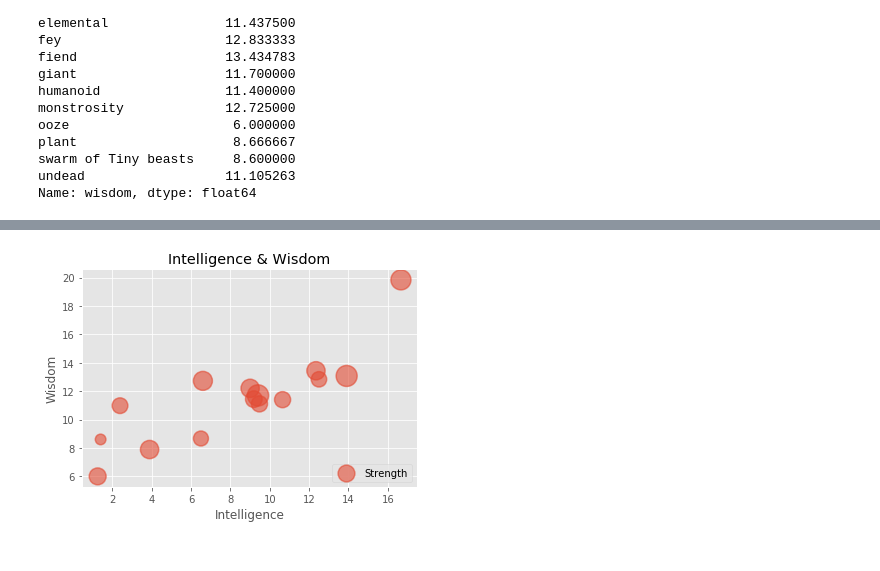
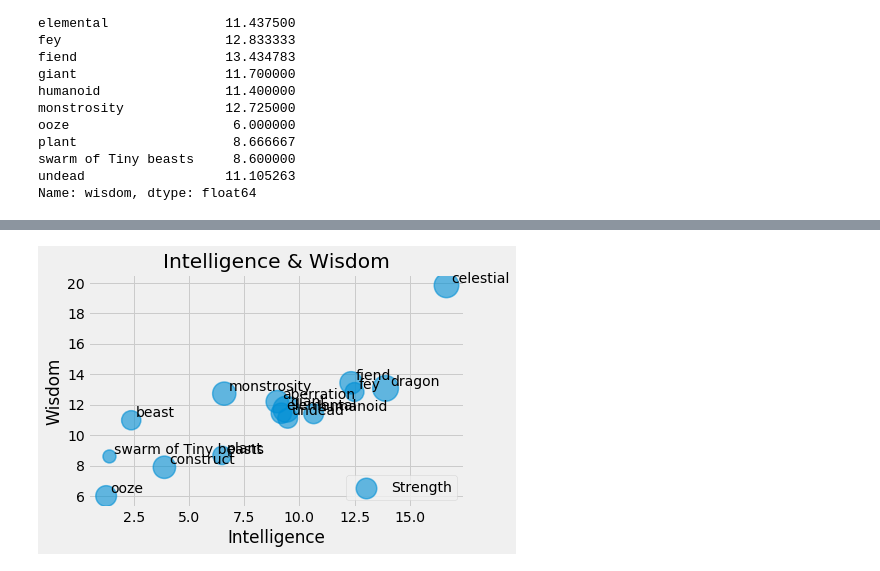
Before and after one commit to claxtonh/Project-1, a Jupyter notebook: Getting Data-Copy2.ipynb, the cells around one changed output, grey strips where cells are left out. Cells and saved outputs as stored; diff of their text form; code cells hidden in the pictures.

```diff
--- a/Getting Data-Copy2.ipynb
+++ b/Getting Data-Copy2.ipynb
@@ -11,3 +31,5 @@ base_url = "http://dnd5eapi.co/api/"
+# %%
+plt.style.use("fivethirtyeight")
 # %% [markdown]
 ## Monsters
 # %%
@@ -359,5 +352,10 @@ plt.boxplot(type_hp)
 plt.title("Hit Points vs Challenge Rating")
 plt.xlabel("Challenge Rating")
 plt.ylabel("HP")
-plt.scatter(type_cr, type_hp, color = ["green"], label = "INT",alpha = 0.6,  linewidth = 1.5)
+plt.scatter(type_cr, type_hp,s = type_str_scatter*30, label = "INT",alpha = 0.5,  linewidth = 1.5)
+type_list = avg_stats_hp["type"]
+#adding +.2 in the code below shifts where the label appears on the graph.
+for i, txt in enumerate(type_list):
+   plt.annotate(txt, xy=(type_cr[i]+.4, type_hp[i] +.4))
+#fig.savefig('test.png')
 # %% [output]
@@ -410,10 +426,15 @@ type_str_scatter = monster.groupby("type")["strength"].mean()
 # %%
-plt.scatter(type_int, type_wis, s = type_str_scatter*20, label = "Strength",alpha = 0.6,  linewidth = 1.5)
+plt.scatter(type_int, type_wis, s = type_str_scatter*30, label = "Strength",alpha = 0.6,  linewidth = 1.5)
+type_list = avg_stats_hp["type"]
+#adding +.2 in the code below shifts where the label appears on the graph.  Depending on the final size of the graph, you may need to shift
+
+for i, txt in enumerate(type_list):
+   plt.annotate(txt, xy=(type_int[i]+.2, type_wis[i] +.2))
 plt.title("Intelligence & Wisdom")
 plt.xlabel("Intelligence")
 plt.ylabel("Wisdom")
 plt.legend(loc= "lower right")
-fig.set_size_inches(15,15)
 plt.show()
+#fig.savefig('test.png')
 # %% [output]
-[figure, old version]
+[figure, new version]
```
Also changed, not shown: parts of 14 cells of this notebook.
